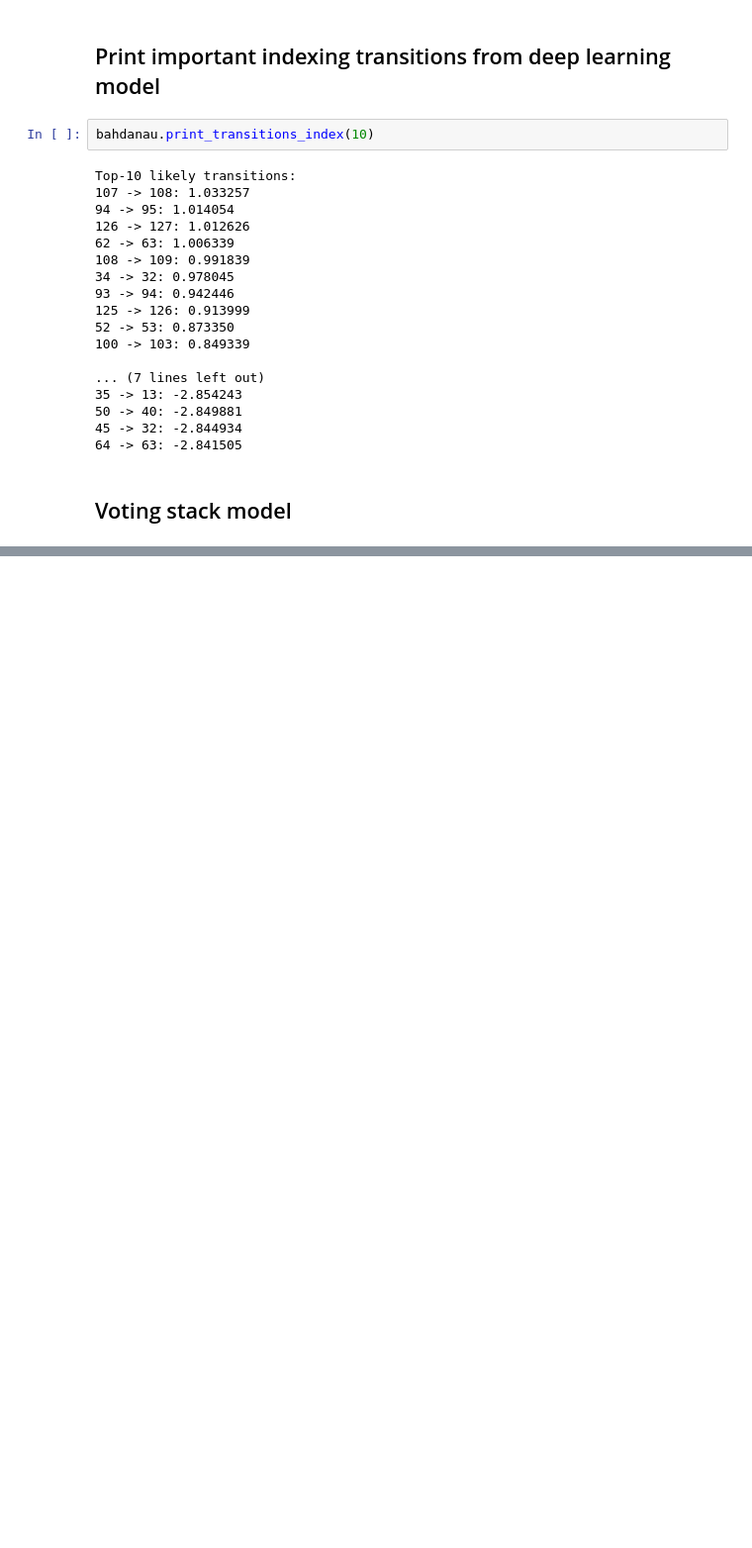
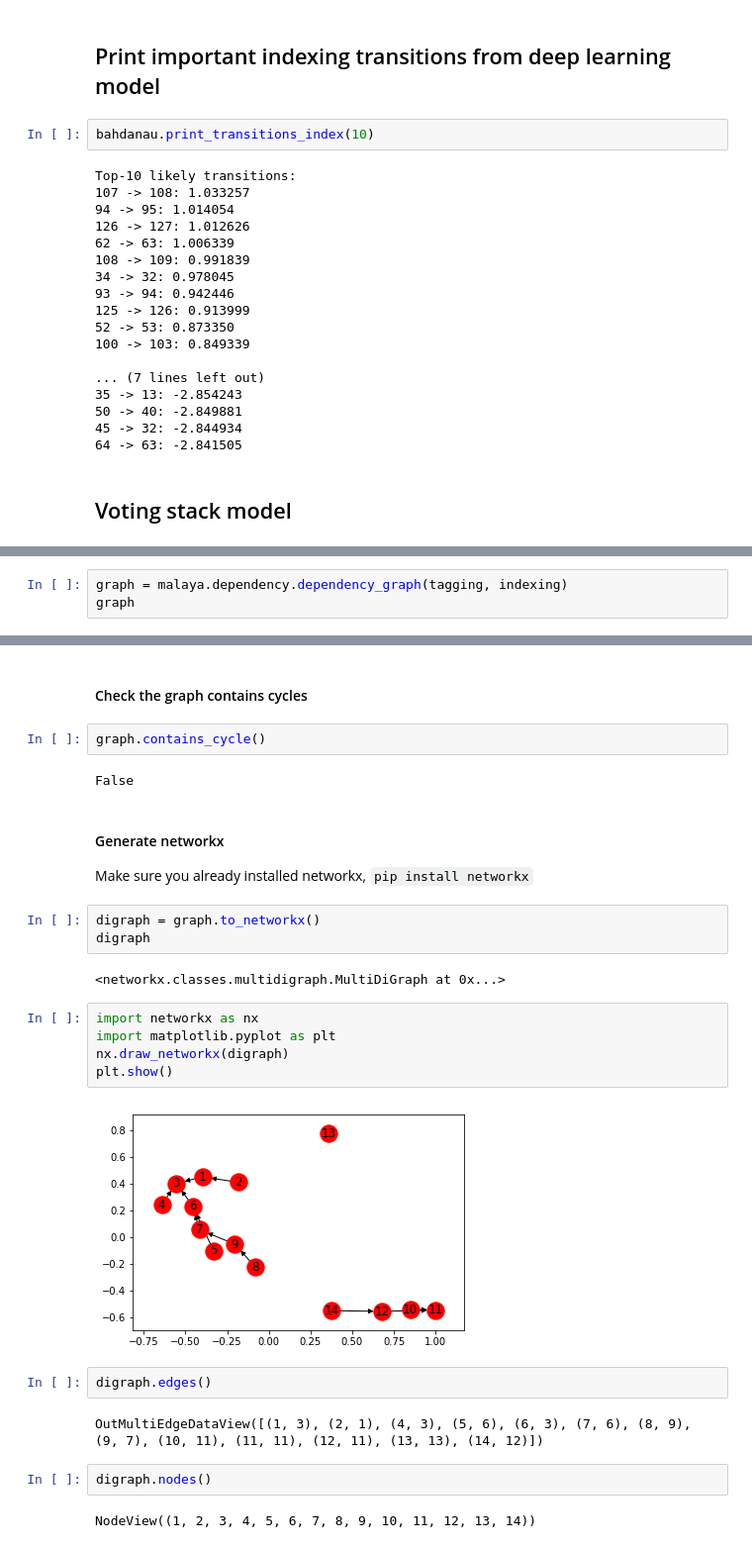
Before and after one commit to mesolitica/malaya, a Jupyter notebook: example/dependency/load-dependency.ipynb, the cells around one changed output, grey strips where cells are left out. Shown: that part at 99% size. Saved outputs shown, nothing was run; the diff lists cells and outputs as text; blank space fills up the shorter version.

```diff
--- a/example/dependency/load-dependency.ipynb
+++ b/example/dependency/load-dependency.ipynb
@@ -234,0 +239,3 @@ malaya.dependency.dependency_graph(tagging, indexing).to_graphvis()
+# %%
+graph = malaya.dependency.dependency_graph(tagging, indexing)
+graph
@@ -234,0 +285,30 @@ malaya.dependency.dependency_graph(tagging, indexing).to_graphvis()
+# %% [markdown]
+#### Check the graph contains cycles
+# %%
+graph.contains_cycle()
+# %% [output]
+False
+# %% [markdown]
+#### Generate networkx
+
+Make sure you already installed networkx, `pip install networkx`
+# %%
+digraph = graph.to_networkx()
+digraph
+# %% [output]
+<networkx.classes.multidigraph.MultiDiGraph at 0x...>
+# %%
+import networkx as nx
+import matplotlib.pyplot as plt
+nx.draw_networkx(digraph)
+plt.show()
+# %% [output]
+[figure, added]
+# %%
+digraph.edges()
+# %% [output]
+OutMultiEdgeDataView([(1, 3), (2, 1), (4, 3), (5, 6), (6, 3), (7, 6), (8, 9), (9, 7), (10, 11), (11, 11), (12, 11), (13, 13), (14, 12)])
+# %%
+digraph.nodes()
+# %% [output]
+NodeView((1, 2, 3, 4, 5, 6, 7, 8, 9, 10, 11, 12, 13, 14))
```
Also changed, not shown: parts of 12 cells of this notebook, 33 other files.
